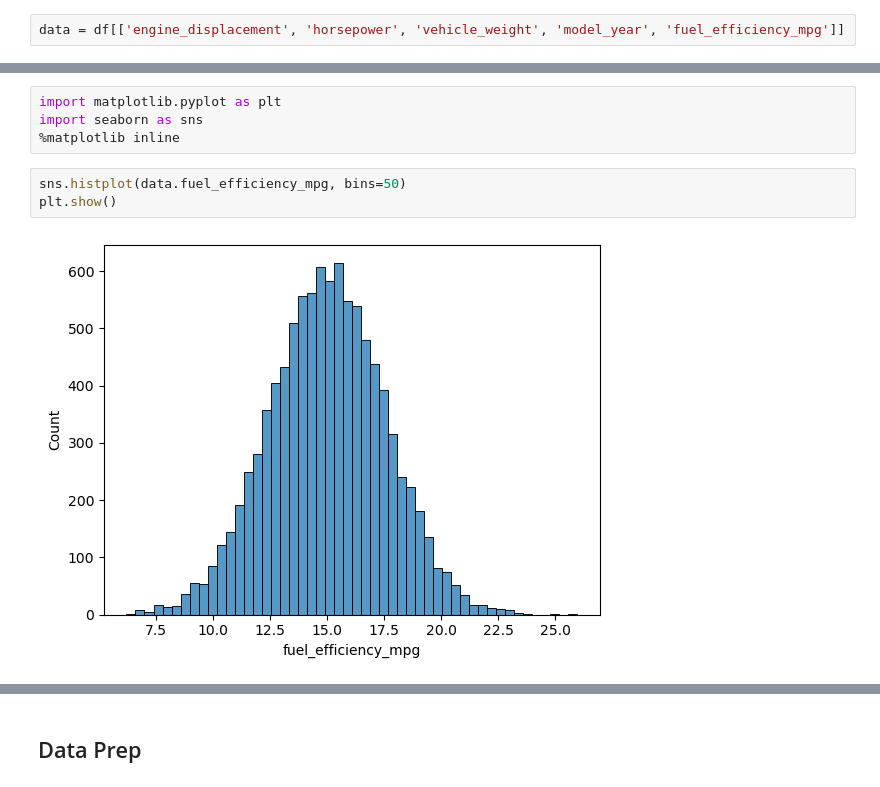
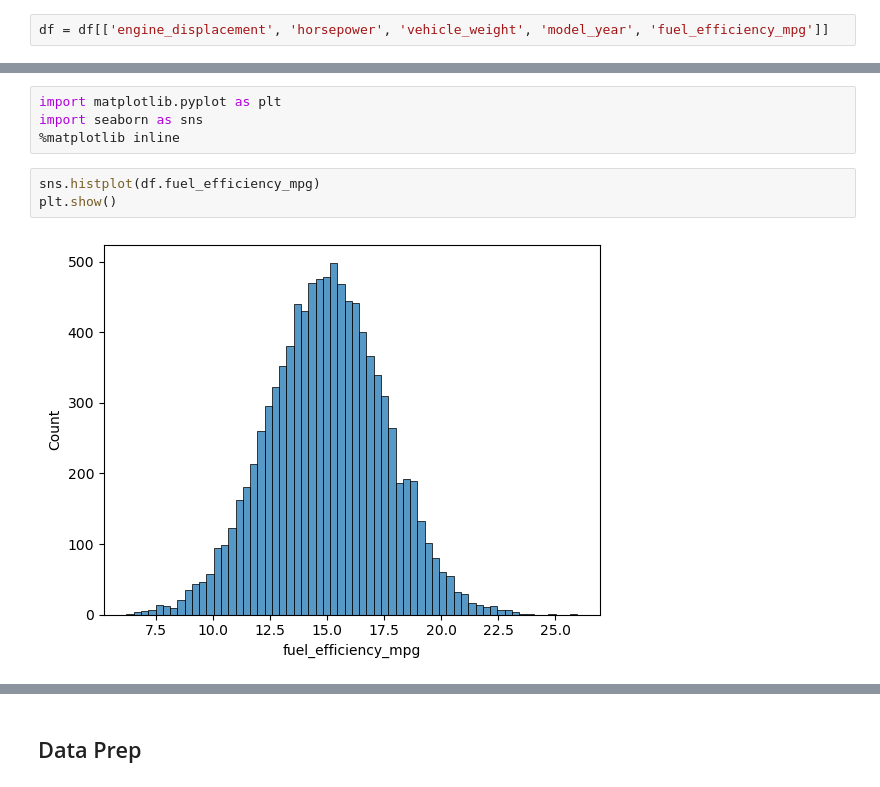
Before and after one commit to KarenW9571/MLZoomCamp2024, a Jupyter notebook: 02-Regression/HW2.ipynb, the cells around one changed output, grey strips where cells are left out. Cells and saved outputs as stored; diff of their text form.

```diff
--- a/02-Regression/HW2.ipynb
+++ b/02-Regression/HW2.ipynb
@@ -30,2 +15,2 @@ dtype: object
 # %%
-data = df[['engine_displacement', 'horsepower', 'vehicle_weight', 'model_year', 'fuel_efficiency_mpg']]
+df = df[['engine_displacement', 'horsepower', 'vehicle_weight', 'model_year', 'fuel_efficiency_mpg']]
@@ -34,8 +31,8 @@ import matplotlib.pyplot as plt
 import seaborn as sns
 %matplotlib inline
 # %%
-sns.histplot(data.fuel_efficiency_mpg, bins=50)
+sns.histplot(df.fuel_efficiency_mpg)
 plt.show()
 # %% [output]
-[figure, old version]
+[figure, new version]
 # %%
```
Also changed, not shown: parts of 20 cells of this notebook.
